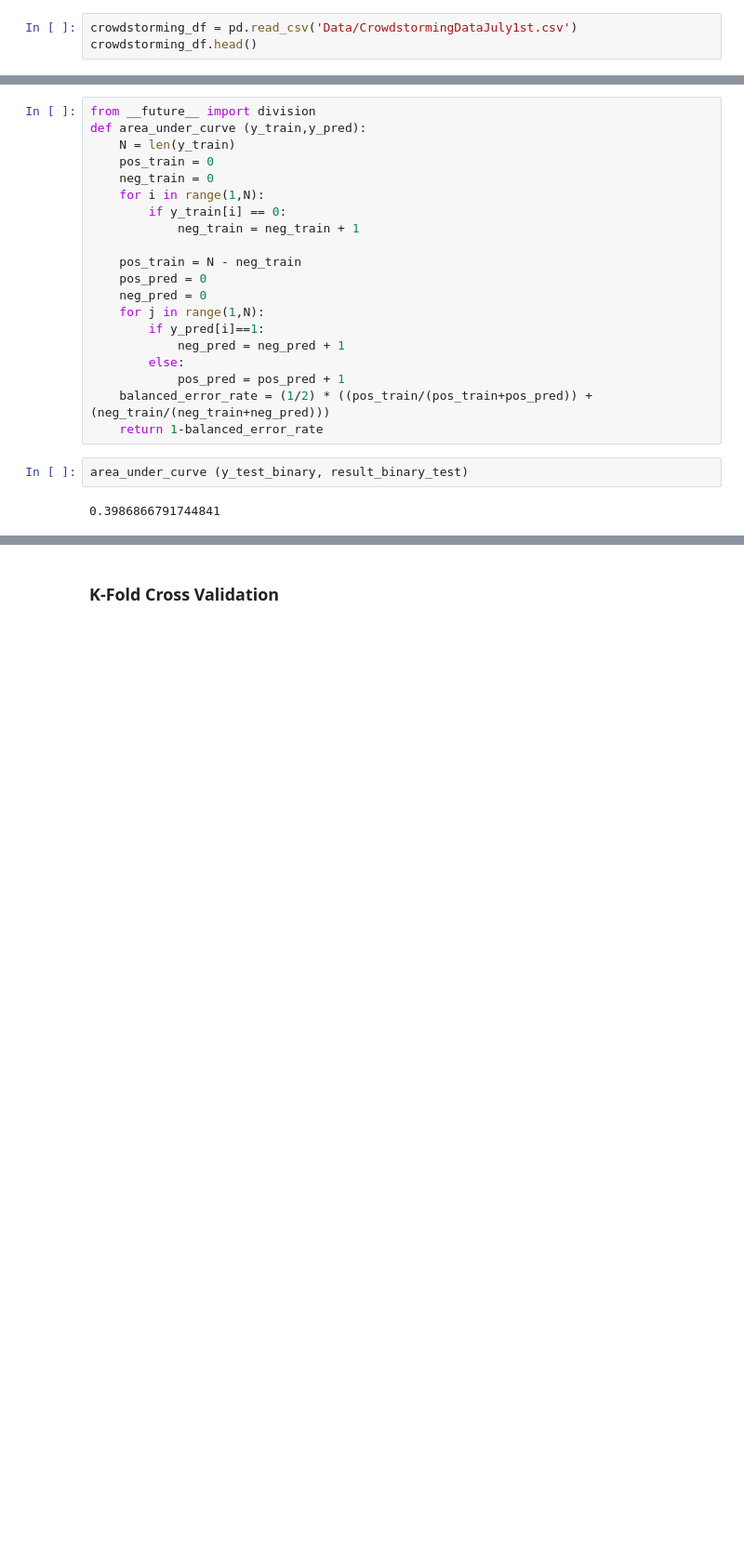
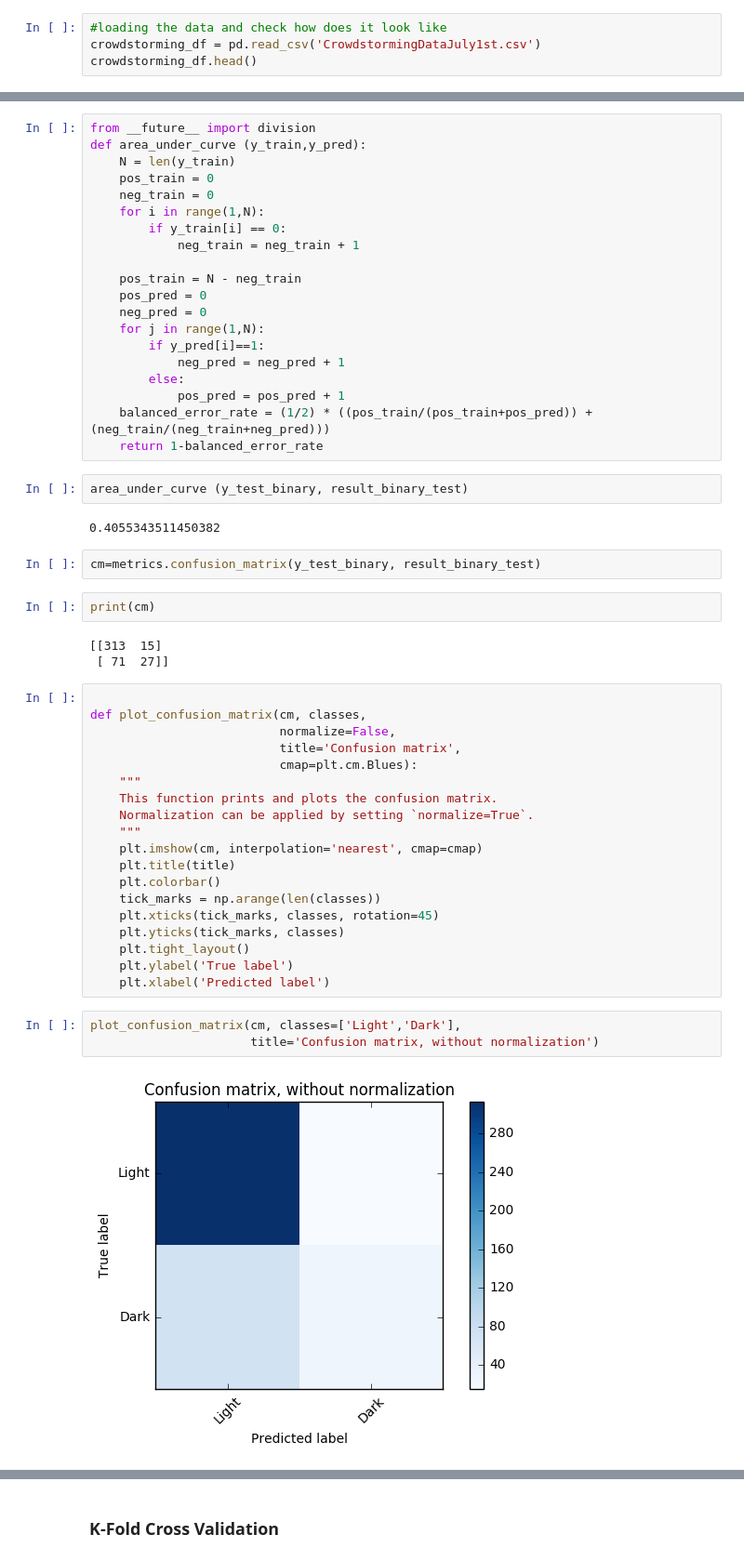
Before and after one commit to meryemmhamdi1/Gokcen_Meryem_Riyadh_ADA, a Jupyter notebook: 04 - Applied ML/HW4.ipynb, the cells around one changed output, grey strips where cells are left out. Shown at 93% size. Saved outputs shown, nothing was run; the diff lists cells and outputs as text; blank space fills up the shorter version.

Commit message:
conf matrix

```diff
--- a/04 - Applied ML/HW4.ipynb
+++ b/04 - Applied ML/HW4.ipynb
@@ -11,7 +12,8 @@ import matplotlib.pyplot as plt
 # %% [markdown]
 # Data Cleaning and Pre-Processing
 # %%
-crowdstorming_df = pd.read_csv('Data/CrowdstormingDataJuly1st.csv')
+#loading the data and check how does it look like
+crowdstorming_df = pd.read_csv('CrowdstormingDataJuly1st.csv')
 crowdstorming_df.head()
 # %% [output]
 |  | playerShort | player | club | leagueCountry | birthday | height | weight | position | games | ... |
@@ -245,4 +257,35 @@ def area_under_curve (y_train,y_pred):
 # %%
 area_under_curve (y_test_binary, result_binary_test)
 # %% [output]
-0.3986866791744841
+0.4055343511450382
+# %%
+cm=metrics.confusion_matrix(y_test_binary, result_binary_test)
+# %%
+print(cm)
+# %% [output]
+[[313  15]
+ [ 71  27]]
+# %%
+
+def plot_confusion_matrix(cm, classes,
+                          normalize=False,
+                          title='Confusion matrix',
+                          cmap=plt.cm.Blues):
+    """
+    This function prints and plots the confusion matrix.
+    Normalization can be applied by setting `normalize=True`.
+    """
+    plt.imshow(cm, interpolation='nearest', cmap=cmap)
+    plt.title(title)
+    plt.colorbar()
+    tick_marks = np.arange(len(classes))
+    plt.xticks(tick_marks, classes, rotation=45)
+    plt.yticks(tick_marks, classes)
+    plt.tight_layout()
+    plt.ylabel('True label')
+    plt.xlabel('Predicted label')
+# %%
+plot_confusion_matrix(cm, classes=['Light','Dark'],
+                      title='Confusion matrix, without normalization')
+# %% [output]
+[figure, added]
```
Also changed, not shown: parts of 11 cells of this notebook.
